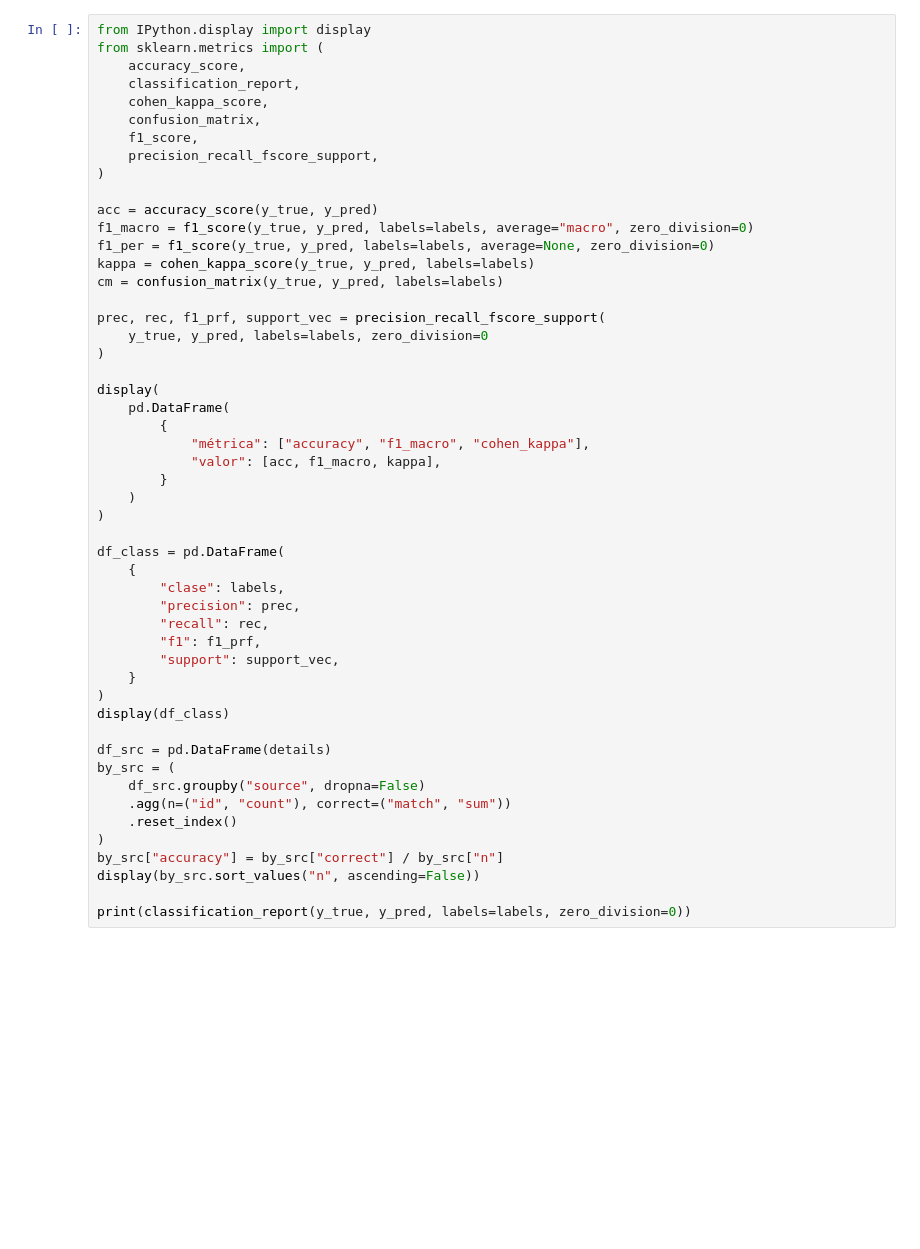
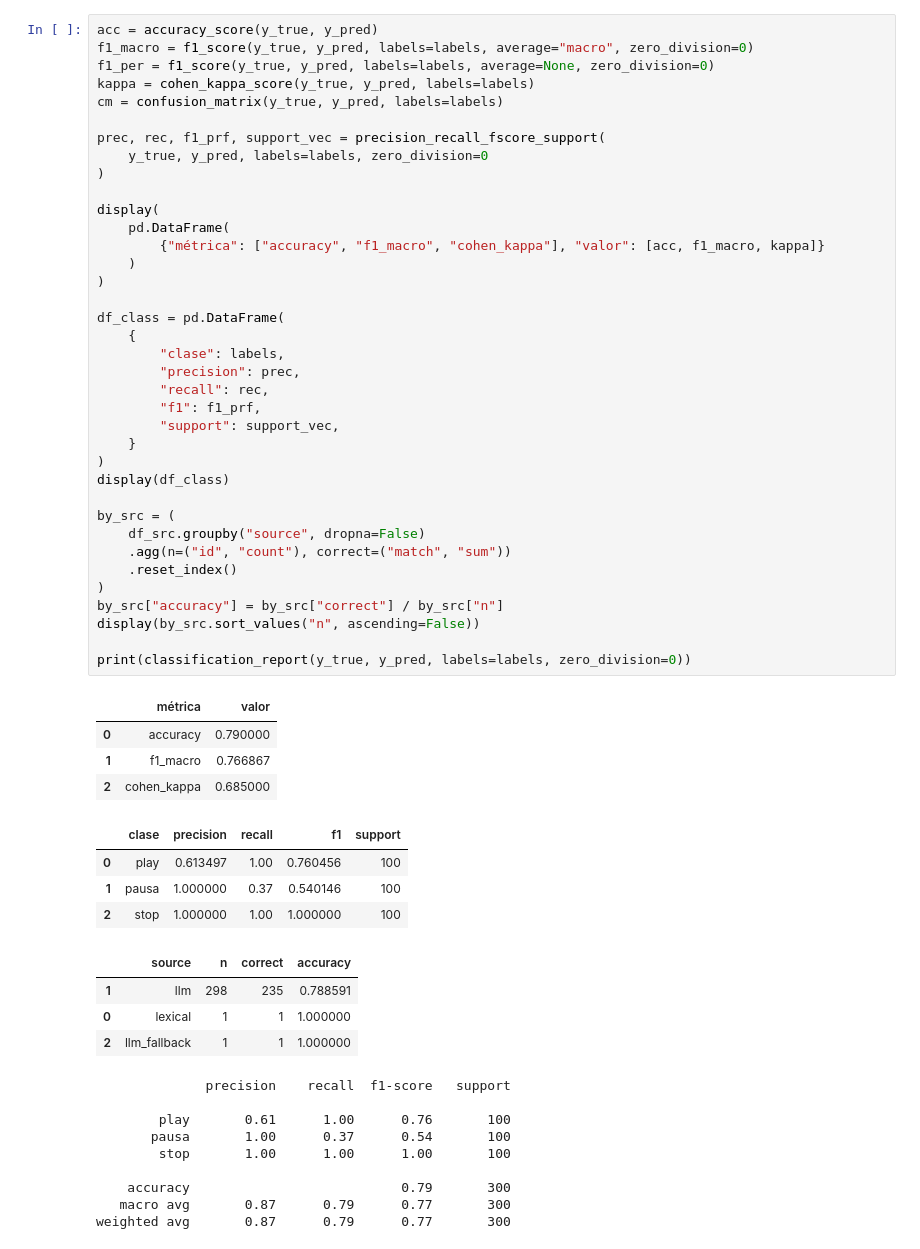
Before and after one commit to jpenalozay/tesis2, a Jupyter notebook: notebooks/eval_early_gate_vs_gold.ipynb, the cells around one changed output. Saved outputs shown, nothing was run; the diff lists cells and outputs as text; blank space fills up the shorter version.

```diff
--- a/notebooks/eval_early_gate_vs_gold.ipynb
+++ b/notebooks/eval_early_gate_vs_gold.ipynb
@@ -108,14 +58,4 @@ print(f"Tiempo total: {elapsed:.1f} s ({len(rows)} casos)")
 # %%
-from IPython.display import display
-from sklearn.metrics import (
-    accuracy_score,
-    classification_report,
-    cohen_kappa_score,
-    confusion_matrix,
-    f1_score,
-    precision_recall_fscore_support,
-)
-
 acc = accuracy_score(y_true, y_pred)
 f1_macro = f1_score(y_true, y_pred, labels=labels, average="macro", zero_division=0)
 f1_per = f1_score(y_true, y_pred, labels=labels, average=None, zero_division=0)
@@ -124,36 +64,54 @@ cm = confusion_matrix(y_true, y_pred, labels=labels)
 
 prec, rec, f1_prf, support_vec = precision_recall_fscore_support(
     y_true, y_pred, labels=labels, zero_division=0
 )
 
 display(
     pd.DataFrame(
-        {
-            "métrica": ["accuracy", "f1_macro", "cohen_kappa"],
-            "valor": [acc, f1_macro, kappa],
-        }
+        {"métrica": ["accuracy", "f1_macro", "cohen_kappa"], "valor": [acc, f1_macro, kappa]}
     )
 )
 
 df_class = pd.DataFrame(
     {
         "clase": labels,
         "precision": prec,
         "recall": rec,
         "f1": f1_prf,
         "support": support_vec,
     }
 )
 display(df_class)
 
-df_src = pd.DataFrame(details)
 by_src = (
     df_src.groupby("source", dropna=False)
     .agg(n=("id", "count"), correct=("match", "sum"))
     .reset_index()
 )
 by_src["accuracy"] = by_src["correct"] / by_src["n"]
 display(by_src.sort_values("n", ascending=False))
 
 print(classification_report(y_true, y_pred, labels=labels, zero_division=0))
+# %% [output]
+|  | métrica | valor |
+| 0 | accuracy | 0.790000 |
+| 1 | f1_macro | 0.766867 |
+| 2 | cohen_kappa | 0.685000 |
+|  | clase | precision | recall | f1 | support |
+| 0 | play | 0.613497 | 1.00 | 0.760456 | 100 |
+| 1 | pausa | 1.000000 | 0.37 | 0.540146 | 100 |
+| 2 | stop | 1.000000 | 1.00 | 1.000000 | 100 |
+|  | source | n | correct | accuracy |
+| 1 | llm | 298 | 235 | 0.788591 |
+| 0 | lexical | 1 | 1 | 1.000000 |
+| 2 | llm_fallback | 1 | 1 | 1.000000 |
+              precision    recall  f1-score   support
+
+        play       0.61      1.00      0.76       100
+       pausa       1.00      0.37      0.54       100
+        stop       1.00      1.00      1.00       100
+
+    accuracy                           0.79       300
+   macro avg       0.87      0.79      0.77       300
+weighted avg       0.87      0.79      0.77       300
 # %%
```
Also changed, not shown: parts of 8 cells of this notebook, 8 other files.
